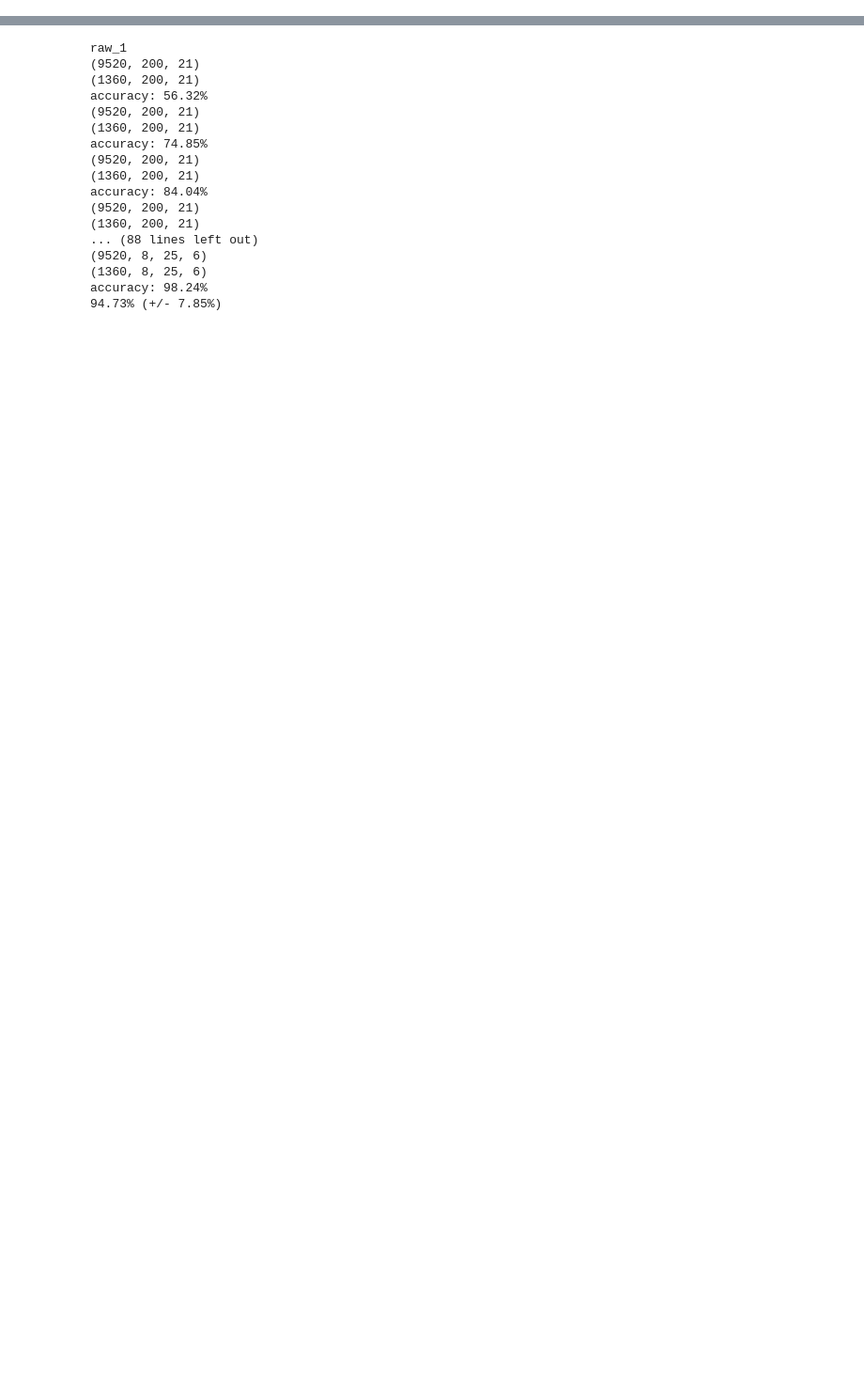
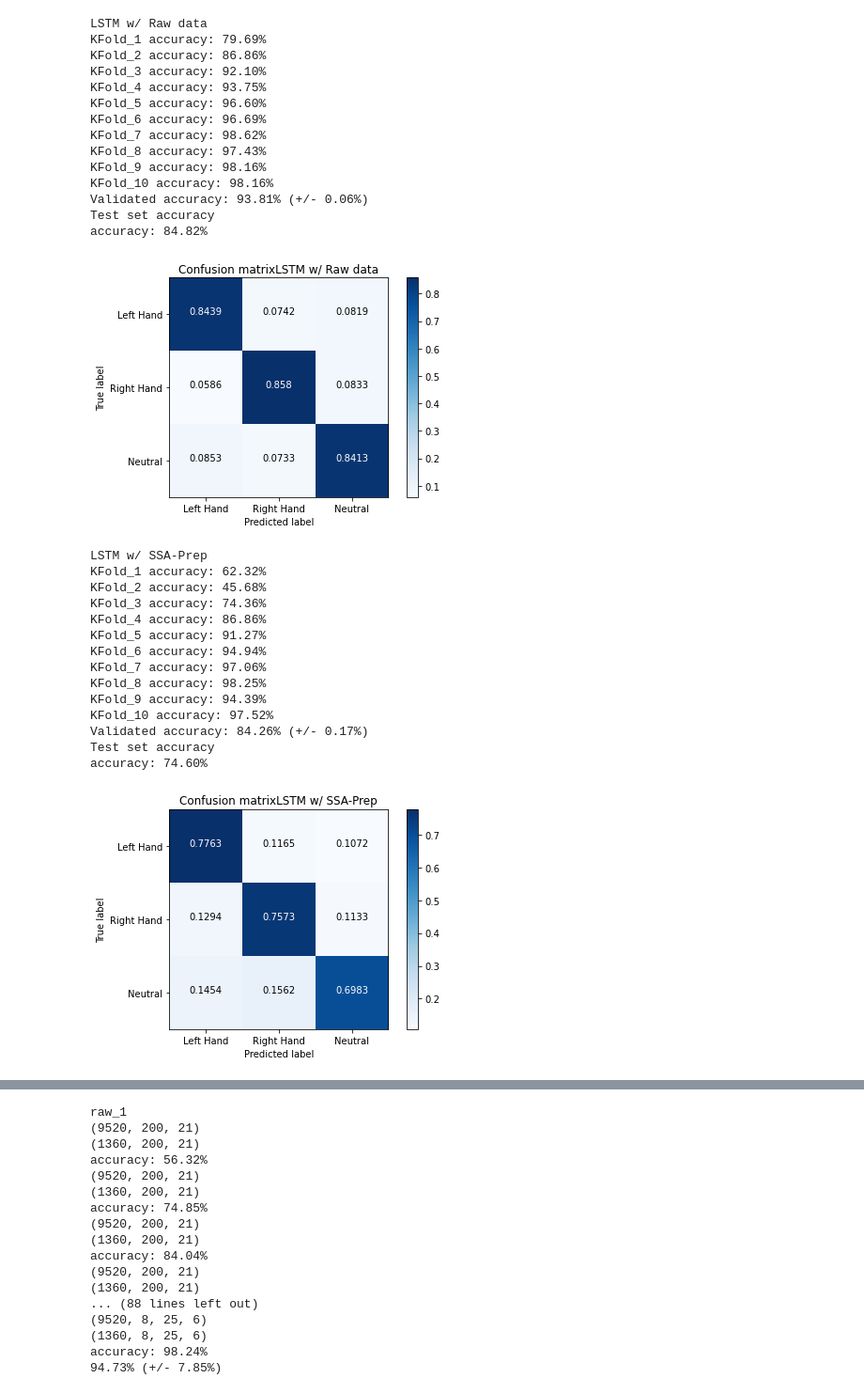
Before and after one commit to AndresMSE/DCD-Proyecto-Final, a Jupyter notebook: Cross Validation.ipynb, the cells around one changed output, grey strips where cells are left out. Shown at 94% size. Cells and saved outputs as stored; diff of their text form; code cells hidden in the pictures; blank space fills up the shorter version.

```diff
--- a/Cross Validation.ipynb
+++ b/Cross Validation.ipynb
@@ -63,25 +63,29 @@ def results(lr,model,model_name,epochs=100,verb=1,batch_size=30):
     plt.show()
     disp_confusion_matrix(model,X_test,y_test,model_name,class_label=['Left Hand','Right Hand','Neutral'])
 # %%
-def kfold_val(model,X,y,n_splits,model_epochs,model_batch_size):
+def kfold_val(model,X,y,n_splits,model_epochs,model_batch_size,X__t,y__t,name):
     kfold = StratifiedKFold(n_splits=n_splits,shuffle=False)
     cvscores = []
     y = np.argmax(y,axis=1)+1
-#     print(y)
+    i = 1
     for train,test in kfold.split(X,y):
         y_train =tf.keras.utils.to_categorical(y[train]-1)
         y_test =tf.keras.utils.to_categorical(y[test]-1)
-        print(X[train].shape)
-        print(X[test].shape)
         #Compile the model
         model.compile(loss='categorical_crossentropy', optimizer='adam', metrics=['accuracy'])
         #Fit the model on the train split
         model.fit(X[train],y_train,verbose=0,epochs=model_epochs,batch_size=model_batch_size)
         #Evaluate the model
         score = model.evaluate(X[test],y_test,verbose=0)
-        print("%s: %.2f%%" % (model.metrics_names[1], score[1]*100))
-        cvscores.append(score[1]*100)
-    print("%.2f%% (+/- %.2f%%)" % (np.mean(cvscores), np.std(cvscores)))
+        print(f'KFold_{i} '+"%s: %.2f%%" % (model.metrics_names[1], score[1]*100))
+        cvscores.append(score[1])
+        i+=1
+    print('Validated accuracy: '+"%.2f%% (+/- %.2f%%)" % (np.mean(cvscores)*100, np.std(cvscores)))
+    #Validation set information
+    print('Test set accuracy')
+    ev = model.evaluate(X__t,y__t,verbose=0)[1]
+    print("%s: %.2f%%" % (model.metrics_names[1], ev*100))
+    disp_confusion_matrix(model,X__t,y__t,name,class_label=['Left Hand','Right Hand','Neutral'])
     return cvscores
 # %%
 def load_dataset(dataset):
@@ -314,9 +318,49 @@ def model_selector(model_id):
 def worker(model_dictionary):
     cv_scores = {}
     for key,key_values in model_dictionary.items():
-        print(key)
+        print(key_values['name'])
         X_train,y_train,X_test,y_test = load_dataset(key)
         model = model_selector(key_values['key'])
-        cv_score = kfold_val(model=model,X=X_train,y=y_train,n_splits=8,model_batch_size=key_values['batch'],model_epochs=key_values['epoch'])
+        cv_score = kfold_val(model=model,X=X_train,y=y_train,n_splits=10,model_batch_size=key_values['batch'],model_epochs=key_values['epoch'],\
+                            X__t=X_test,y__t=y_test,name=key_values['name'])
         cv_scores[key] = (np.mean(cv_score),np.std(cv_score))
     return cv_scores
+# %%
+model_key ={
+    'raw_1':{'key':'raw_lstm','epoch':50,'batch':100,'name':'LSTM w/ Raw data'},
+    'ssa_1':{'key':'ssa_lstm','epoch':100,'batch':100,'name':'LSTM w/ SSA-Prep'},
+    'raw_2':{'key':'raw_lstm_cnn','epoch':100,'batch':40,'name':'CNN-LSTM w/ Raw data'},
+    'ssa_2':{'key':'ssa_lstm_cnn','epoch':100,'batch':100,'name':'CNN-LSTM w/SSA-Prep'}
+}
+results = worker(model_key)
+# %% [output]
+LSTM w/ Raw data
+KFold_1 accuracy: 79.69%
+KFold_2 accuracy: 86.86%
+KFold_3 accuracy: 92.10%
+KFold_4 accuracy: 93.75%
+KFold_5 accuracy: 96.60%
+KFold_6 accuracy: 96.69%
+KFold_7 accuracy: 98.62%
+KFold_8 accuracy: 97.43%
+KFold_9 accuracy: 98.16%
+KFold_10 accuracy: 98.16%
+Validated accuracy: 93.81% (+/- 0.06%)
+Test set accuracy
+accuracy: 84.82%
+[figure, added]
+LSTM w/ SSA-Prep
+KFold_1 accuracy: 62.32%
+KFold_2 accuracy: 45.68%
+KFold_3 accuracy: 74.36%
+KFold_4 accuracy: 86.86%
+KFold_5 accuracy: 91.27%
+KFold_6 accuracy: 94.94%
+KFold_7 accuracy: 97.06%
+KFold_8 accuracy: 98.25%
+KFold_9 accuracy: 94.39%
+KFold_10 accuracy: 97.52%
+Validated accuracy: 84.26% (+/- 0.17%)
+Test set accuracy
+accuracy: 74.60%
+[figure, added]
```
Also changed, not shown: parts of 6 cells of this notebook, 2 other files.
